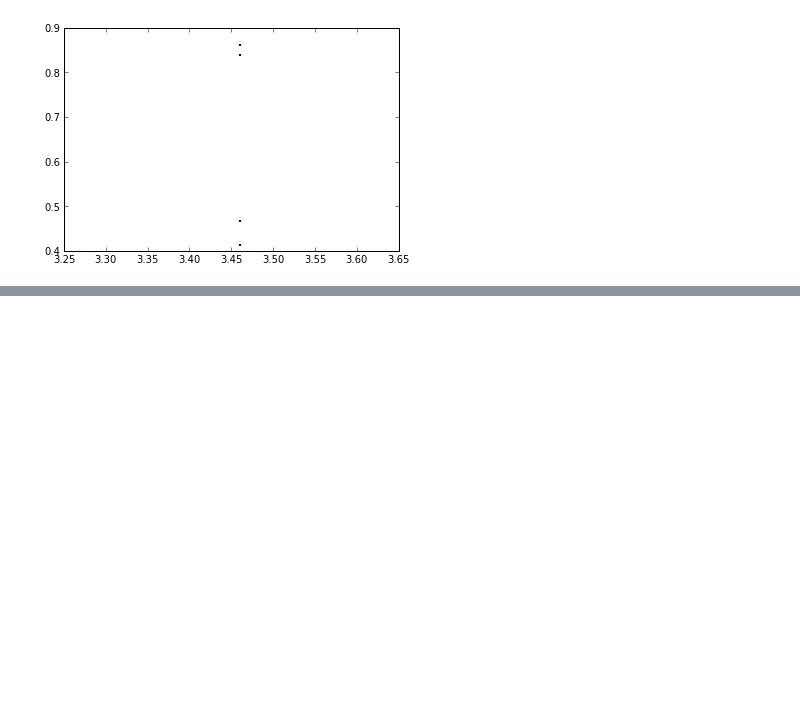
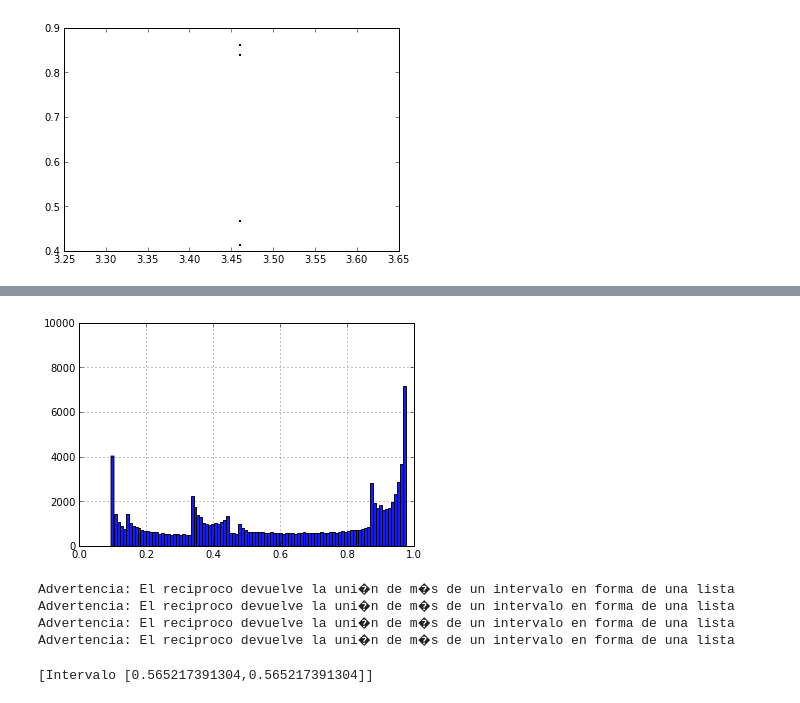
Before and after one commit to aeperea/proyecto, a Jupyter notebook: mapeo logistico.ipynb, the cells around one changed output, grey strips where cells are left out. Cells and saved outputs as stored; diff of their text form; code cells hidden in the pictures; blank space fills up the shorter version.

Commit message:
Se agregó el método de newton adaptado para este problema, así como DifAuto y una función incompleta para encontrar los puntos donde aparecen orbitas periodicas

```diff
--- a/mapeo logistico.ipynb
+++ b/mapeo logistico.ipynb
@@ -106,0 +115,13 @@ cobweb(3.48)
+# %%
+def prob_function(r, x0 = 0.2, steps=2000) :
+    a = mapeo(r, x0, None, None, steps)[1]
+    num_bins = 100
+    plt.hist(a, num_bins, color='blue',alpha=0.9)
+    lim_y = steps/10
+    plt.axis([0,1,0, lim_y])
+    plt.grid()
+    plt.show()
+# %%
+prob_function(3.9, 0.762343, 100000)
+# %% [output]
+[figure, added]
@@ -106,0 +195,8 @@ cobweb(3.48)
+# %%
+met_newton(Intervalo(0.01,1),2.3,1,func,func_deriv,50)
+# %% [output]
+Advertencia: El reciproco devuelve la uni�n de m�s de un intervalo en forma de una lista
+Advertencia: El reciproco devuelve la uni�n de m�s de un intervalo en forma de una lista
+Advertencia: El reciproco devuelve la uni�n de m�s de un intervalo en forma de una lista
+Advertencia: El reciproco devuelve la uni�n de m�s de un intervalo en forma de una lista
+[Intervalo [0.565217391304,0.565217391304]]
```
Also changed, not shown: parts of 14 cells of this notebook, 2 other files.
